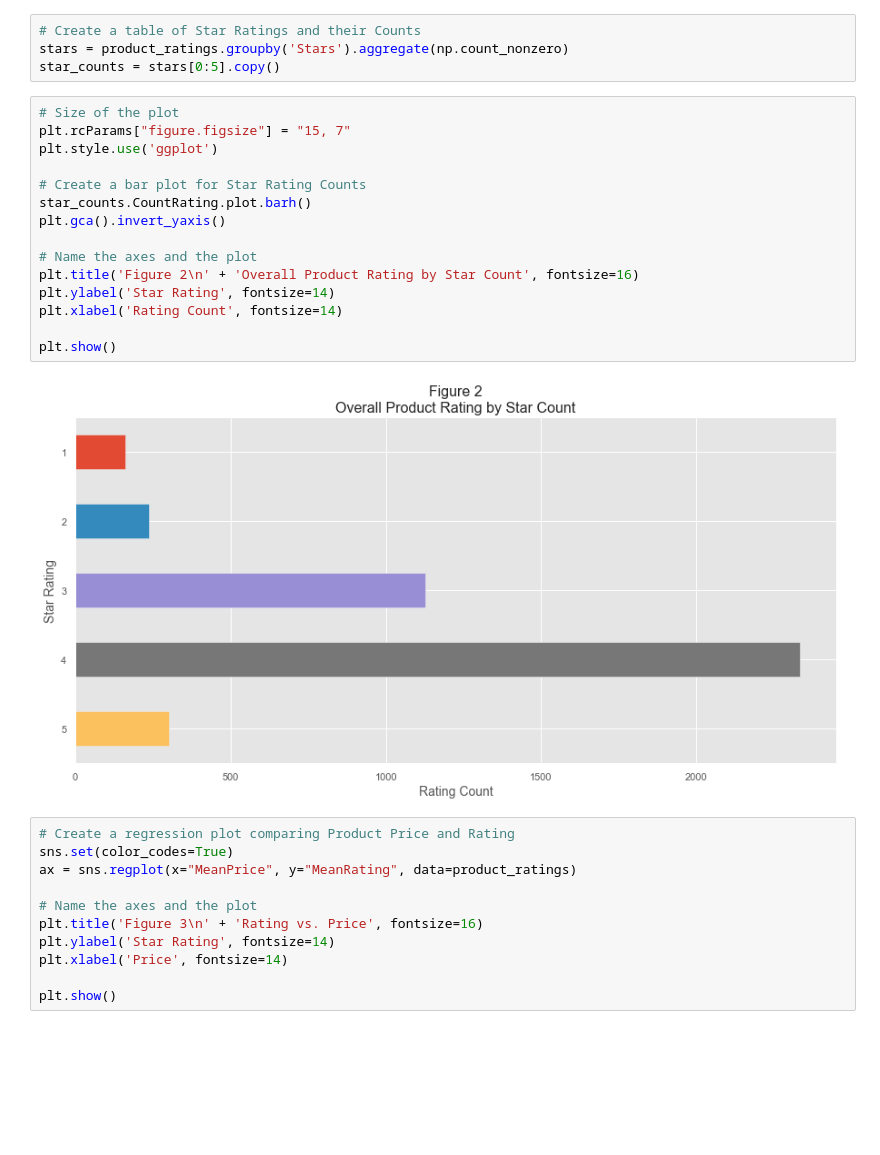
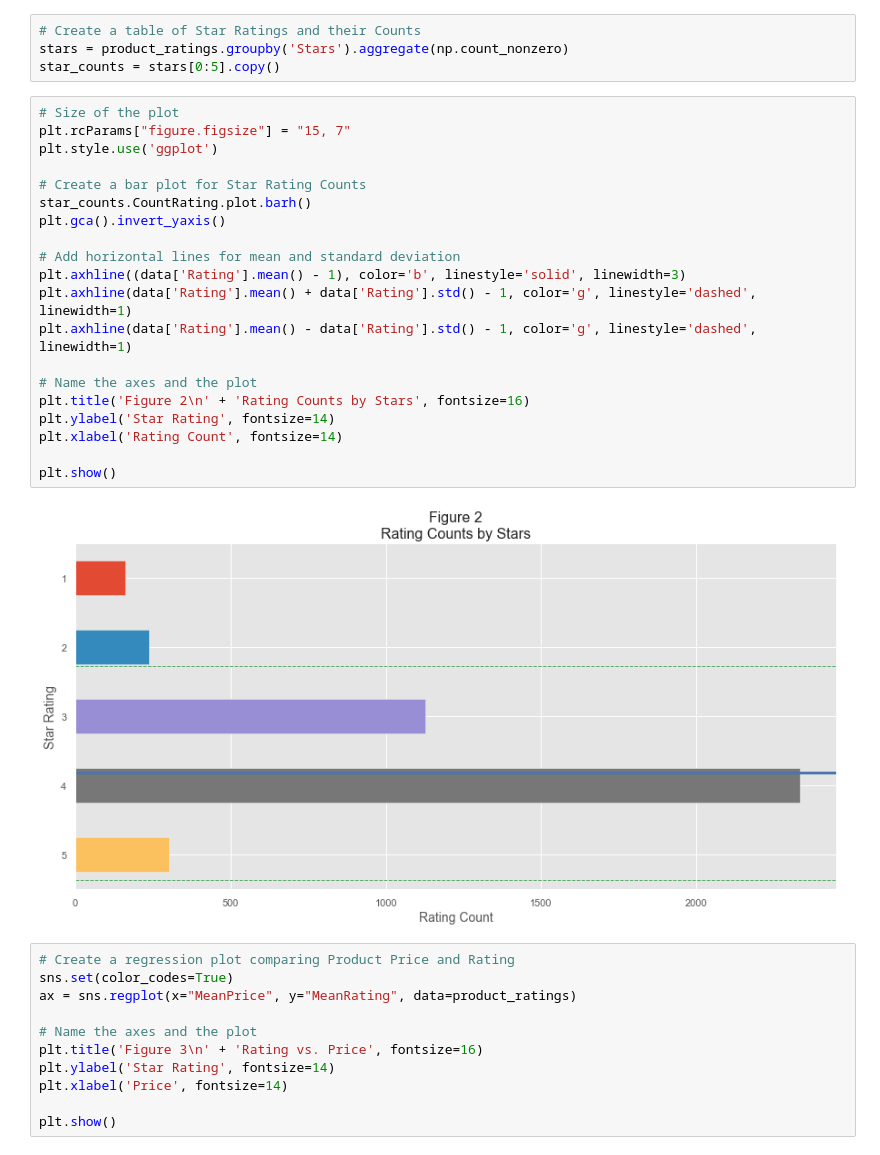
Before and after one commit to samfradkin/Thinkful-Data-Science, a Jupyter notebook: 1.1.5.1 Unit 1 Capstone - Narrative Analytics and Experimentation.ipynb, the cells around one changed output. Saved outputs shown, nothing was run; the diff lists cells and outputs as text; blank space fills up the shorter version.

```diff
--- a/1.1.5.1 Unit 1 Capstone - Narrative Analytics and Experimentation.ipynb
+++ b/1.1.5.1 Unit 1 Capstone - Narrative Analytics and Experimentation.ipynb
@@ -152,20 +170,25 @@ star_counts = stars[0:5].copy()
 # %%
 # Size of the plot
 plt.rcParams["figure.figsize"] = "15, 7"
 plt.style.use('ggplot')
 
 # Create a bar plot for Star Rating Counts
 star_counts.CountRating.plot.barh()
 plt.gca().invert_yaxis()
 
+# Add horizontal lines for mean and standard deviation
+plt.axhline((data['Rating'].mean() - 1), color='b', linestyle='solid', linewidth=3)
+plt.axhline(data['Rating'].mean() + data['Rating'].std() - 1, color='g', linestyle='dashed', linewidth=1)
+plt.axhline(data['Rating'].mean() - data['Rating'].std() - 1, color='g', linestyle='dashed', linewidth=1)
+
 # Name the axes and the plot
-plt.title('Figure 2\n' + 'Overall Product Rating by Star Count', fontsize=16)
+plt.title('Figure 2\n' + 'Rating Counts by Stars', fontsize=16)
 plt.ylabel('Star Rating', fontsize=14)
 plt.xlabel('Rating Count', fontsize=14)
 
 plt.show()
 # %% [output]
-[figure, old version]
+[figure, new version]
 # %%
 # Create a regression plot comparing Product Price and Rating
 sns.set(color_codes=True)
```
Also changed, not shown: parts of 15 cells of this notebook.
